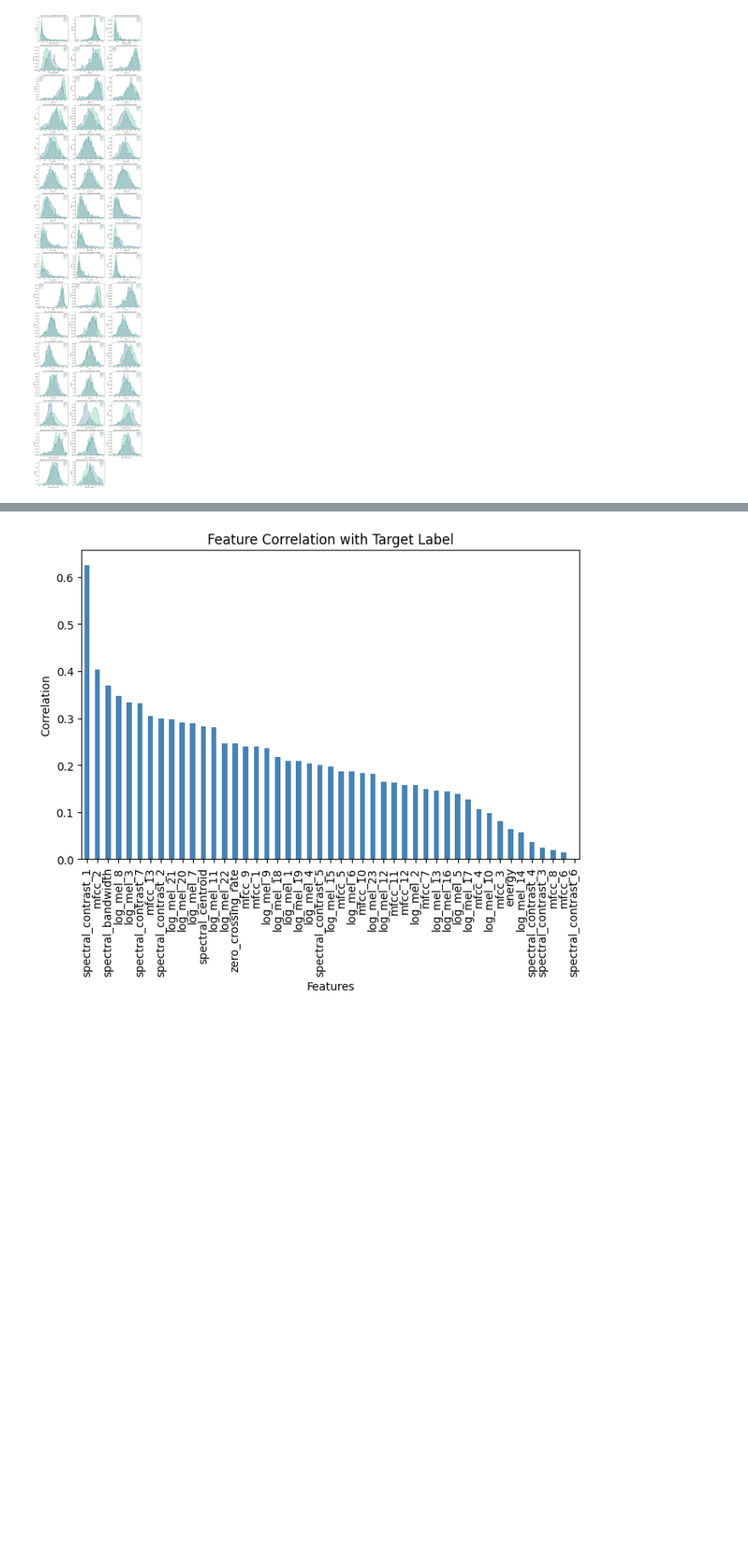
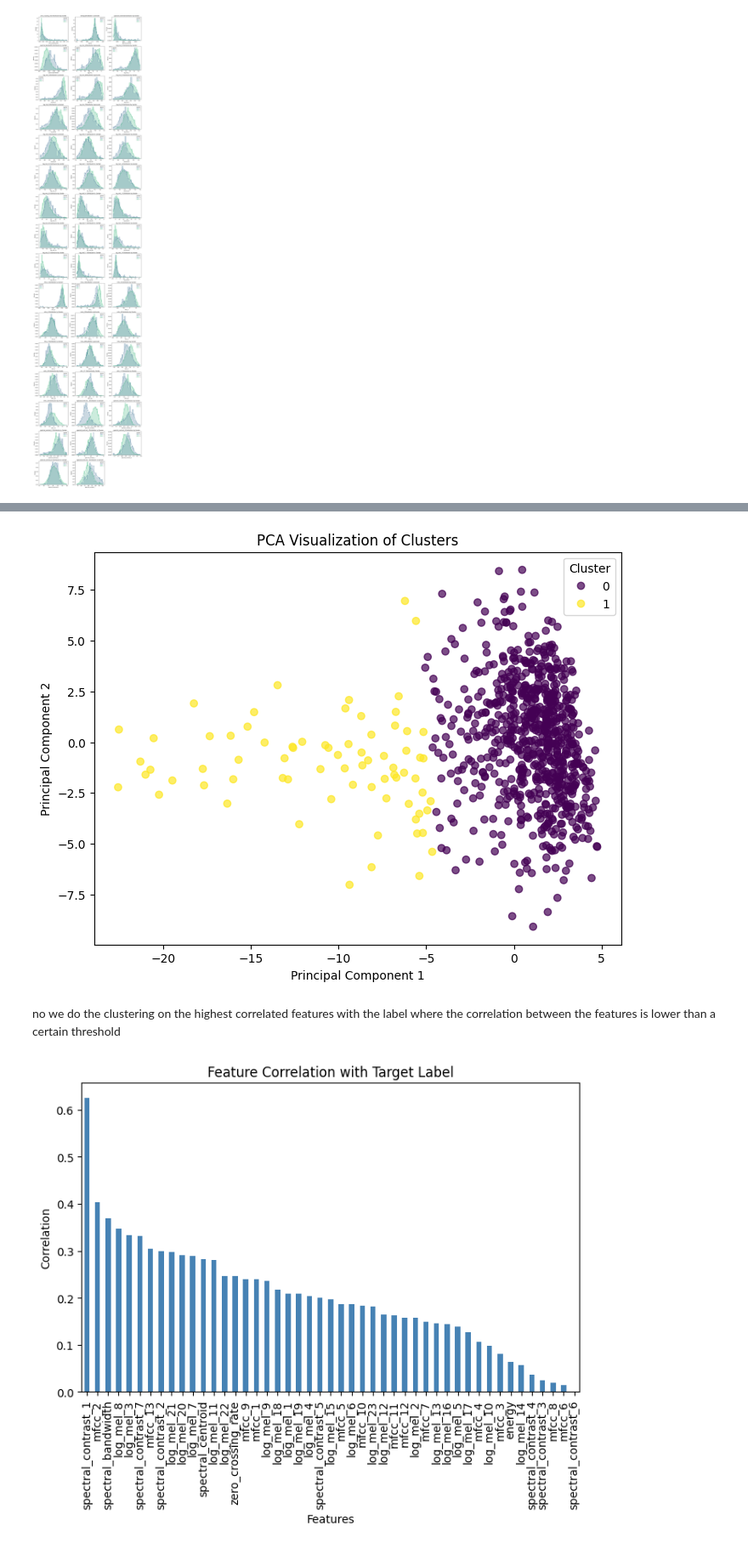
Before and after one commit to kasrahj/ML-Final-Project, a Jupyter notebook: clustering.ipynb, the cells around one changed output, grey strips where cells are left out. Shown at 85% size. Cells and saved outputs as stored; diff of their text form; code cells hidden in the pictures; blank space fills up the shorter version.

```diff
--- a/clustering.ipynb
+++ b/clustering.ipynb
@@ -64,3 +85,18 @@ plt.show()
+# %%
+pca = PCA(n_components=2)
+X_pca = pca.fit_transform(X_scaled)
+
+plt.figure(figsize=(8, 6))
+scatter = plt.scatter(X_pca[:, 0], X_pca[:, 1], c=cluster_labels, cmap='viridis', alpha=0.7)
+plt.xlabel("Principal Component 1")
+plt.ylabel("Principal Component 2")
+plt.title("PCA Visualization of Clusters")
+plt.legend(*scatter.legend_elements(), title="Cluster")
+plt.show()
+# %% [output]
+[figure, added]
+# %% [markdown]
+no we do the clustering on the highest correlated features with the label where the correlation between the features is lower than a certain threshold
 # %%
 label_correlation = df.corr()["gender"].drop("gender").sort_values(ascending=False)
 abs_correlation = label_correlation.abs()
```
Also changed, not shown: parts of 3 cells of this notebook.
